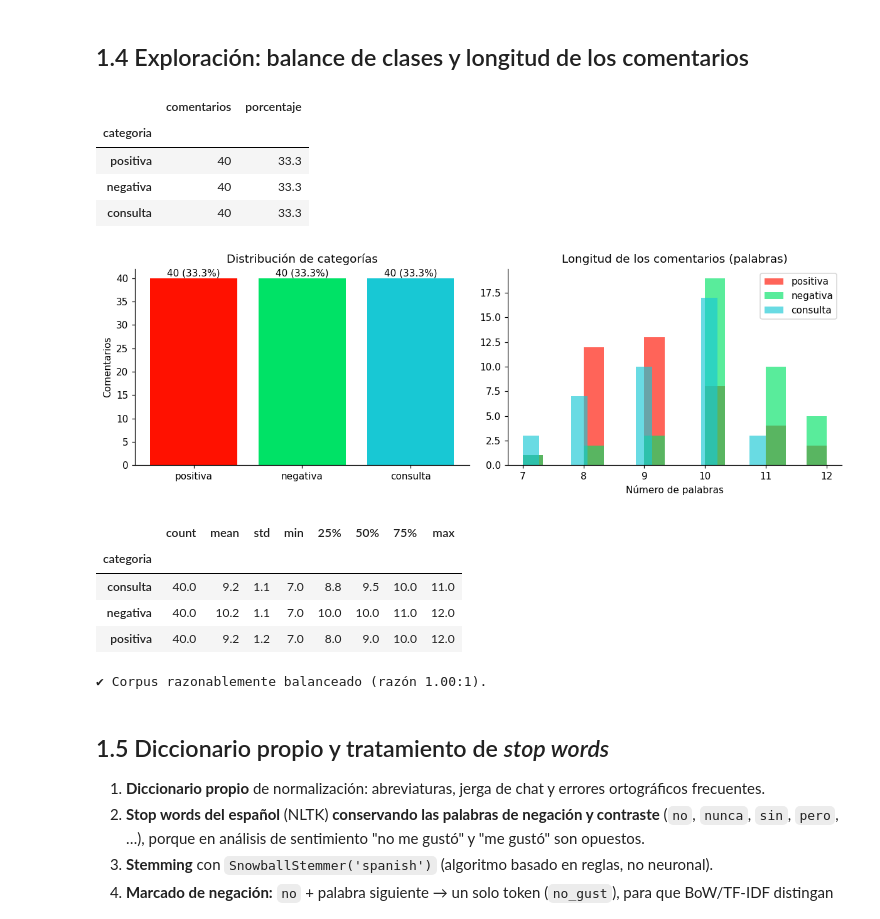
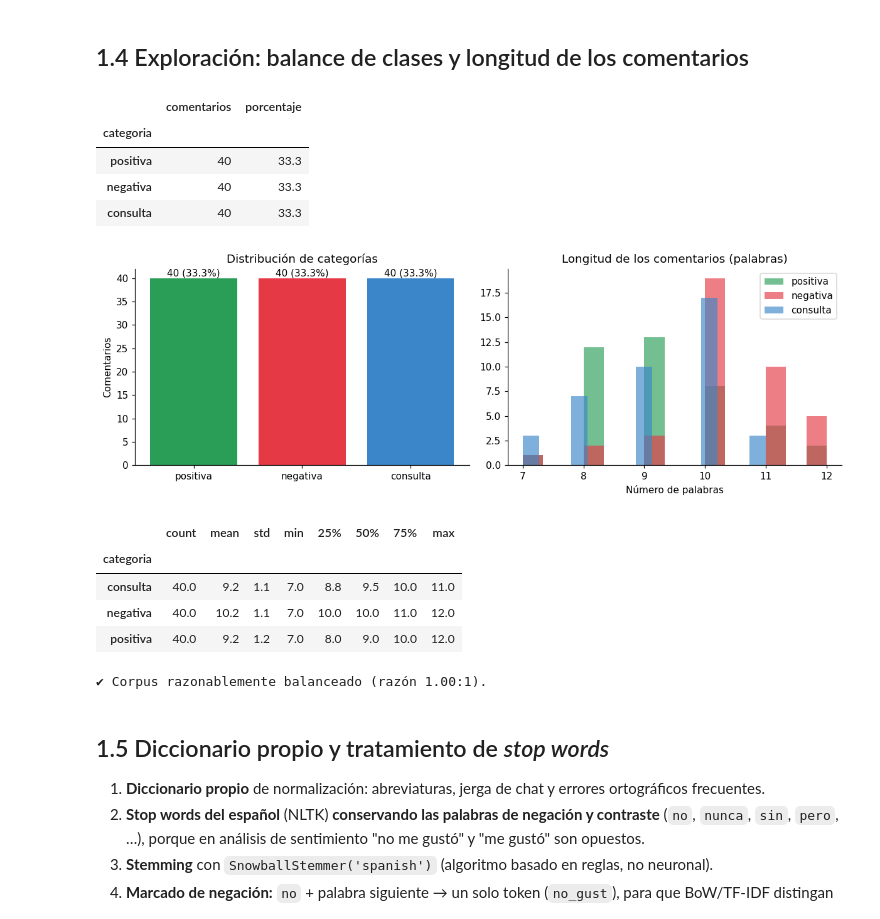
Before and after one commit to ismedinab96/2doParcialPLN, a Jupyter notebook: notebook/Parcial2_PLN.ipynb, the cells around one changed output. Drawn from its saved outputs; the diff is of its cells as text; code cells hidden in the pictures.

```diff
--- a/notebook/Parcial2_PLN.ipynb
+++ b/notebook/Parcial2_PLN.ipynb
@@ -155,38 +155,38 @@ df["n_palabras"] = df[COL_TEXTO].str.split().str.len()
 df["n_caracteres"] = df[COL_TEXTO].str.len()
 
 fig, ax = plt.subplots(1, 2, figsize=(11, 3.8))
-colores = {"positiva": "#ff1100", "negativa": "#00e266", "consulta": "#18c8d4"}
+colores = {"positiva": "#2a9d57", "negativa": "#e63946", "consulta": "#3a86c8"}
 
 ax[0].bar(conteo.index, conteo.values, color=[colores[c] for c in conteo.index])
 for i, (c, v) in enumerate(conteo.items()):
     ax[0].text(i, v, f"{v} ({porc[c]}%)", ha="center", va="bottom")
 ax[0].set_title("Distribución de categorías")
 ax[0].set_ylabel("Comentarios")
 
 for c in conteo.index:
     ax[1].hist(df.loc[df[COL_ETIQUETA] == c, "n_palabras"], bins=15, alpha=.65,
                label=c, color=colores[c])
 ax[1].set_title("Longitud de los comentarios (palabras)")
 ax[1].set_xlabel("Número de palabras")
 ax[1].legend()
 plt.tight_layout()
 plt.show()
 
 display(df.groupby(COL_ETIQUETA)["n_palabras"].describe().round(1))
 
 razon = conteo.max() / conteo.min()
 if razon > 1.5:
     print(f"⚠ Corpus desbalanceado (razón {razon:.2f}:1). Accuracy puede engañar: "
           "en las fases 4-5 se priorizará F1 macro, recall por clase y class_weight.")
 else:
     print(f"✔ Corpus razonablemente balanceado (razón {razon:.2f}:1).")
 # %% [output]
 |  | comentarios | porcentaje |
 | categoria |  |  |
 | positiva | 40 | 33.3 |
 | negativa | 40 | 33.3 |
 | consulta | 40 | 33.3 |
-[figure, old version]
+[figure, new version]
 |  | count | mean | std | min | 25% | 50% | 75% | max |
 | categoria |  |  |  |  |  |  |  |  |
 | consulta | 40.0 | 9.2 | 1.1 | 7.0 | 8.8 | 9.5 | 10.0 | 11.0 |
```
Also changed, not shown: parts of 27 cells of this notebook, 1 other file.
